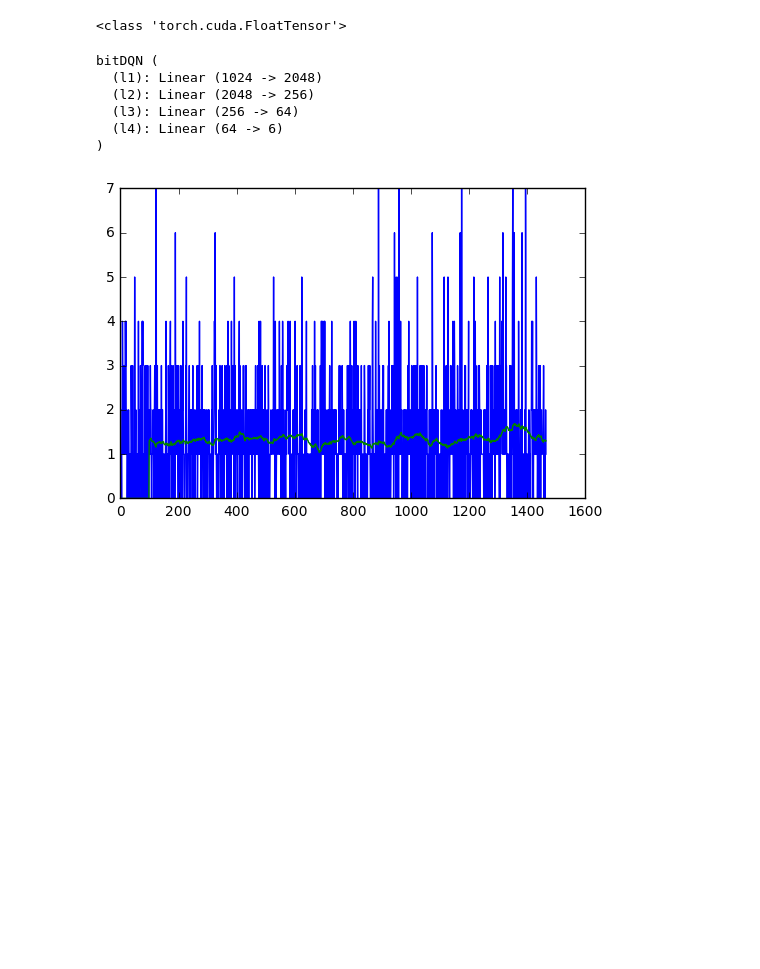
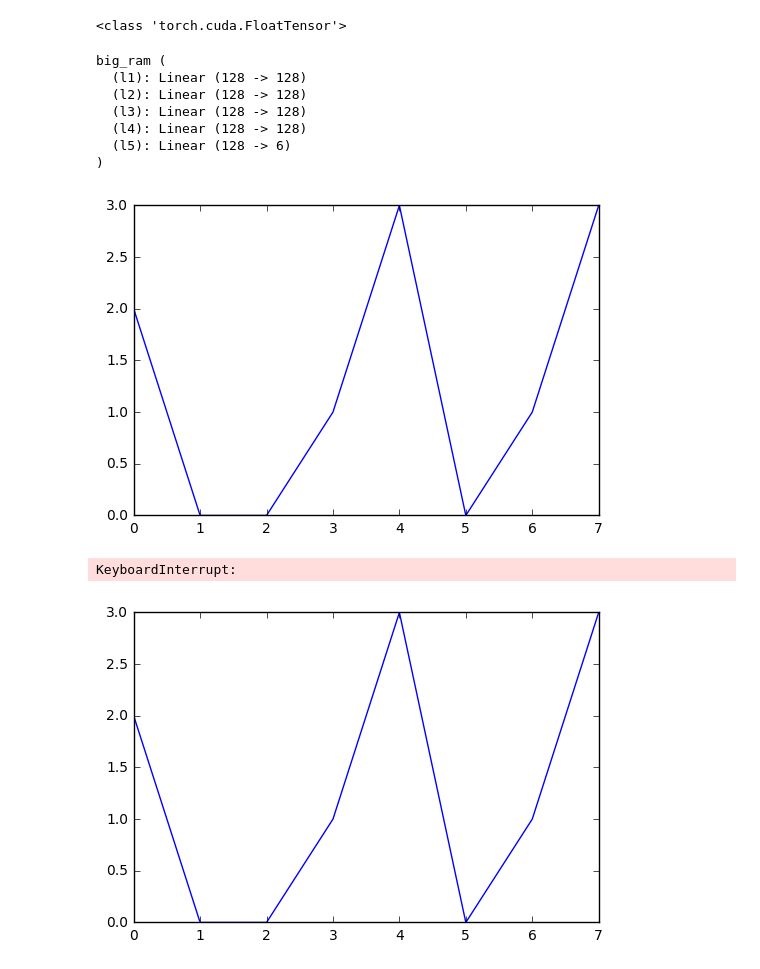
Before and after one commit to nabergh/atari-ram-deep-rl, a Jupyter notebook: simple dql.ipynb, the cells around one changed output. Drawn from its saved outputs; the diff is of its cells as text; code cells hidden in the pictures; blank space fills up the shorter version.

```diff
--- a/simple dql.ipynb
+++ b/simple dql.ipynb
@@ -68,19 +65,21 @@ class DQN(nn.Module):
         y = F.tanh(self.l3(y))
         return self.l4(y)
 
-class bitDQN(nn.Module):
+class big_ram(nn.Module):
     def __init__(self):
-        super(bitDQN, self).__init__()
-        self.l1 = nn.Linear(1024, 2048)
-        self.l2 = nn.Linear(2048, 256)
-        self.l3 = nn.Linear(256, 64)
-        self.l4 = nn.Linear(64, 6)
+        super(big_ram, self).__init__()
+        self.l1 = nn.Linear(128, 128)
+        self.l2 = nn.Linear(128, 128)
+        self.l3 = nn.Linear(128, 128)
+        self.l4 = nn.Linear(128, 128)
+        self.l5 = nn.Linear(128, 6)
 
     def forward(self, x):
-        y = F.tanh(self.l1(x))
-        y = F.tanh(self.l2(y))
-        y = F.tanh(self.l3(y))
-        return self.l4(y)
+        y = F.relu(self.l1(x))
+        y = F.relu(self.l2(y))
+        y = F.relu(self.l3(y))
+        y = F.relu(self.l4(y))
+        return self.l5(y)
 # %%
 BATCH_SIZE = 64
 GAMMA = 0.999
@@ -93,17 +92,18 @@ print(dtype)
 # %% [output]
 <class 'torch.cuda.FloatTensor'>
 # %%
-model = bitDQN()
+model = big_ram()
 memory = ReplayMemory(10000)
 optimizer = optim.Adam(model.parameters())
 
 model.type(dtype)
 # %% [output]
-bitDQN (
-  (l1): Linear (1024 -> 2048)
-  (l2): Linear (2048 -> 256)
-  (l3): Linear (256 -> 64)
-  (l4): Linear (64 -> 6)
+big_ram (
+  (l1): Linear (128 -> 128)
+  (l2): Linear (128 -> 128)
+  (l3): Linear (128 -> 128)
+  (l4): Linear (128 -> 128)
+  (l5): Linear (128 -> 6)
 )
 # %%
 steps_done = 0
@@ -161,28 +161,30 @@ def optimize_model():
 # %%
 episode_scores = []
 for i_episode in count(1):
 
-    state = torch.from_numpy(to_bits(env.reset())).float()
+    state = torch.from_numpy(env.reset()).float()
     total_reward = 0
 
     for t in count():
         action = select_action(state)
         next_state, reward, done, _ = env.step(action[0,0])
         reward = torch.Tensor([reward])
-        next_state = torch.from_numpy(to_bits(next_state)).float()
+        next_state = torch.from_numpy(next_state).float()
 
         memory.push(state, action, next_state, reward)
 
         # Move to the next state
         state = next_state
 
         # Perform one step of the optimization (on the target network)
         optimize_model()
 
         total_reward += reward
         if done:
             episode_scores.append(total_reward[0])
             plot_scores()
             break
 # %% [output]
-[figure, old version]
+[figure, new version]
+KeyboardInterrupt:
+[figure, added]
```
Also changed, not shown: parts of 2 cells of this notebook.
